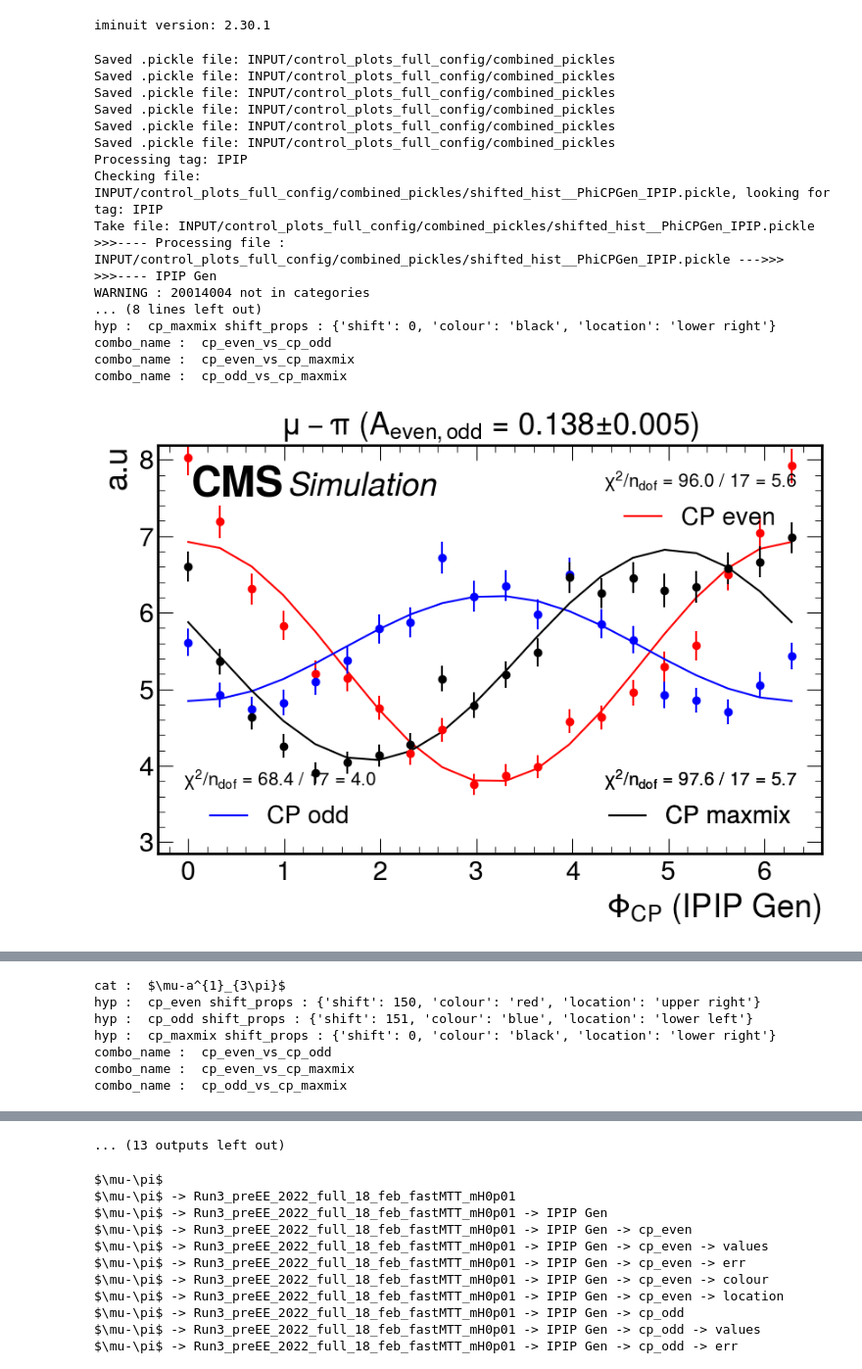
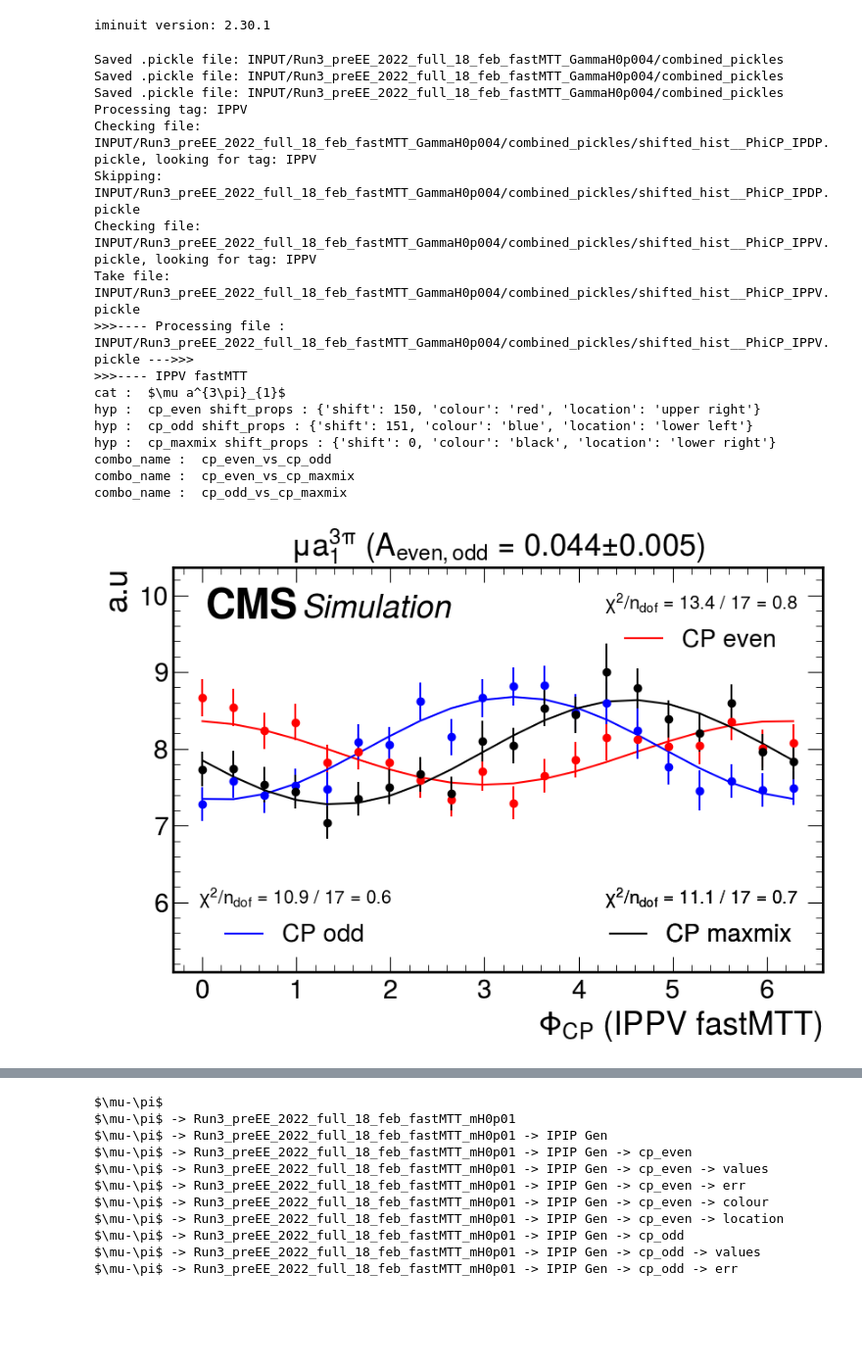
Before and after one commit to mathilde-t/PhiCP_Fit, a Jupyter notebook: test_py.ipynb, the cells around one changed output, grey strips where cells are left out. Shown: that part at 98% size. Saved outputs shown, nothing was run; the diff lists cells and outputs as text; code cells hidden in the pictures; blank space fills up the shorter version.

```diff
--- a/test_py.ipynb
+++ b/test_py.ipynb
@@ -38,12 +38,13 @@ else:
 #data_storage
 # %%
 ## Define the categories and tags
-tags = ["IPIP", "IPDP", "IPPV"]
+#tags = ["IPIP", "IPDP", "IPPV"]
+tags = ["IPPV"]
 
 catdict = {
-    r"$\mu-\pi$"     : 20014002,
-    r"$\mu-\rho$"    : 20014004,
-    r"$\mu-a^{1}_{3\pi}$" : 20014008,
+    #r"$\mu \pi$"     : 20014002,
+    #r"$\mu \rho$"    : 20014004,
+    r"$\mu a^{3\pi}_{1}$" : 20014008,
 }
 
 shiftdict = {
@@ -53,15 +54,15 @@ shiftdict = {
 }
 
 simpledict = {
-    r"$\mu-\pi$"     : "mupi",
-    r"$\mu-\rho$"    : "murho",
-    r"$\mu-a^{1}_{3\pi}$" : "mua13pr",
+    r"$\mu \pi$"     : "mupi",
+    r"$\mu \rho$"    : "murho",
+    r"$\mu a^{3\pi}_{1}$" : "mua13pr",
 }
 
 ## Combine the Pickle files if needed
 #dir_name = "Run3_preEE_2022_full_18_feb_fastMTT_mH0p01"
-#dir_name = "Run3_preEE_2022_full_18_feb_fastMTT_GammaH0p004"
-dir_name = "control_plots_full_config"
+dir_name = "Run3_preEE_2022_full_18_feb_fastMTT_GammaH0p004"
+#dir_name = "control_plots_full_config"
 
 subdirs = [
     "h_ggf_tautau_uncorrelatedDecay_CPodd_Filtered_ProdAndDecay",
@@ -270,44 +271,44 @@ for tag in tags:  # Loop over tags
                     data_storage[cat][dir_name][tag_kind][combo_name] = {}  # Initialize combo_name under tag_kind if not already there
 
                 # Store the asymmetry result for this category and tag_kind
                 data_storage[cat][dir_name][tag_kind][combo_name]["asymmetry_val"] = asymmetry
                 data_storage[cat][dir_name][tag_kind][combo_name]["asymmetry_error"] = asymmetry_error
 
 
             # Save the final plot
             asymmetry_val_even_odd = data_storage[cat][dir_name][tag_kind]["cp_even_vs_cp_odd"]["asymmetry_val"]
             asymmetry_error_even_odd = data_storage[cat][dir_name][tag_kind]["cp_even_vs_cp_odd"]["asymmetry_error"]
             asymmetry_val_even_odd_rounded = round(asymmetry_val_even_odd, 3)
             asymmetry_error_even_odd_rounded = round(asymmetry_error_even_odd, 3)
 
             x_label = r"$\Phi_{CP}$" + f" ({tag_kind})"
             #if is_gen == "Gen":
             #    x_label += " (Gen)"
 
             title_name = simpledict.get(cat, cat)
 
             plt.xlabel(x_label)
             plt.ylabel("a.u")
             plt.title(f"{cat} ($A_{{even,odd}}$ = {asymmetry_val_even_odd_rounded}$\\pm${asymmetry_error_even_odd_rounded})", fontsize=25, loc='center')
             plt.tight_layout()
             plt.savefig(f"{output_dir}/{tag_kind}_{title_name}_{is_gen}.pdf", dpi=300)
             plt.show()
 # %% [output]
-Saved .pickle file: INPUT/control_plots_full_config/combined_pickles
-Saved .pickle file: INPUT/control_plots_full_config/combined_pickles
-Saved .pickle file: INPUT/control_plots_full_config/combined_pickles
-Saved .pickle file: INPUT/control_plots_full_config/combined_pickles
-Saved .pickle file: INPUT/control_plots_full_config/combined_pickles
-Saved .pickle file: INPUT/control_plots_full_config/combined_pickles
-Processing tag: IPIP
-Checking file: INPUT/control_plots_full_config/combined_pickles/shifted_hist__PhiCPGen_IPIP.pickle, looking for tag: IPIP
-Take file: INPUT/control_plots_full_config/combined_pickles/shifted_hist__PhiCPGen_IPIP.pickle
->>>---- Processing file : INPUT/control_plots_full_config/combined_pickles/shifted_hist__PhiCPGen_IPIP.pickle --->>>
->>>---- IPIP Gen
-WARNING : 20014004 not in categories
-... (8 lines left out)
+Saved .pickle file: INPUT/Run3_preEE_2022_full_18_feb_fastMTT_GammaH0p004/combined_pickles
+Saved .pickle file: INPUT/Run3_preEE_2022_full_18_feb_fastMTT_GammaH0p004/combined_pickles
+Saved .pickle file: INPUT/Run3_preEE_2022_full_18_feb_fastMTT_GammaH0p004/combined_pickles
+Processing tag: IPPV
+Checking file: INPUT/Run3_preEE_2022_full_18_feb_fastMTT_GammaH0p004/combined_pickles/shifted_hist__PhiCP_IPDP.pickle, looking for tag: IPPV
+Skipping: INPUT/Run3_preEE_2022_full_18_feb_fastMTT_GammaH0p004/combined_pickles/shifted_hist__PhiCP_IPDP.pickle
+Checking file: INPUT/Run3_preEE_2022_full_18_feb_fastMTT_GammaH0p004/combined_pickles/shifted_hist__PhiCP_IPPV.pickle, looking for tag: IPPV
+Take file: INPUT/Run3_preEE_2022_full_18_feb_fastMTT_GammaH0p004/combined_pickles/shifted_hist__PhiCP_IPPV.pickle
+>>>---- Processing file : INPUT/Run3_preEE_2022_full_18_feb_fastMTT_GammaH0p004/combined_pickles/shifted_hist__PhiCP_IPPV.pickle --->>>
+>>>---- IPPV fastMTT
+cat :  $\mu a^{3\pi}_{1}$
+hyp :  cp_even shift_props : {'shift': 150, 'colour': 'red', 'location': 'upper right'}
+hyp :  cp_odd shift_props : {'shift': 151, 'colour': 'blue', 'location': 'lower left'}
 hyp :  cp_maxmix shift_props : {'shift': 0, 'colour': 'black', 'location': 'lower right'}
 combo_name :  cp_even_vs_cp_odd
 combo_name :  cp_even_vs_cp_maxmix
 combo_name :  cp_odd_vs_cp_maxmix
-[figure, old version]
+[figure, new version]
@@ -352,7 +316,0 @@ combo_name :  cp_odd_vs_cp_maxmix
-cat :  $\mu-a^{1}_{3\pi}$
-hyp :  cp_even shift_props : {'shift': 150, 'colour': 'red', 'location': 'upper right'}
-hyp :  cp_odd shift_props : {'shift': 151, 'colour': 'blue', 'location': 'lower left'}
-hyp :  cp_maxmix shift_props : {'shift': 0, 'colour': 'black', 'location': 'lower right'}
-combo_name :  cp_even_vs_cp_odd
-combo_name :  cp_even_vs_cp_maxmix
-combo_name :  cp_odd_vs_cp_maxmix
@@ -389,4 +317,3 @@ combo_name :  cp_odd_vs_cp_maxmix
-... (13 outputs left out)
 # %%
 def print_nested_keys(d, prefix=""):
     if isinstance(d, dict):
```
Also changed, not shown: parts of 4 cells of this notebook, 59 other files.
